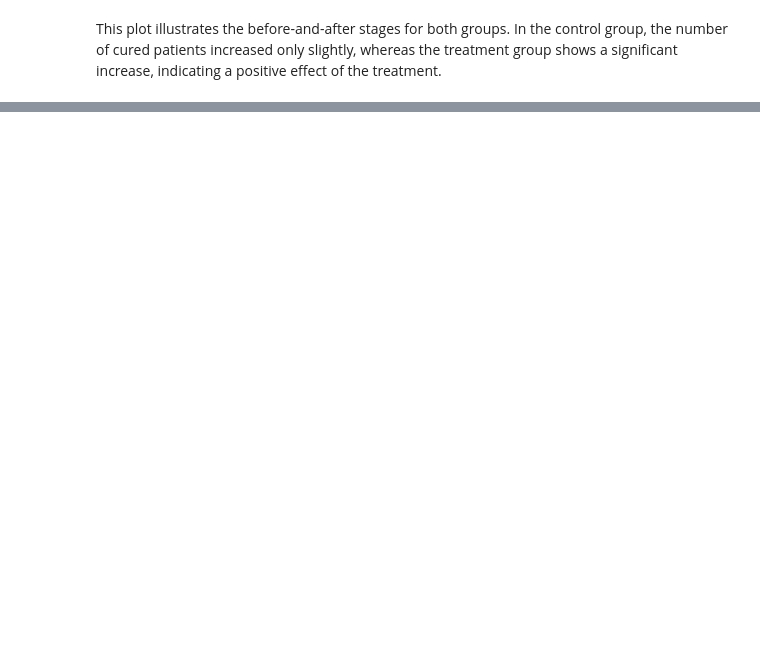
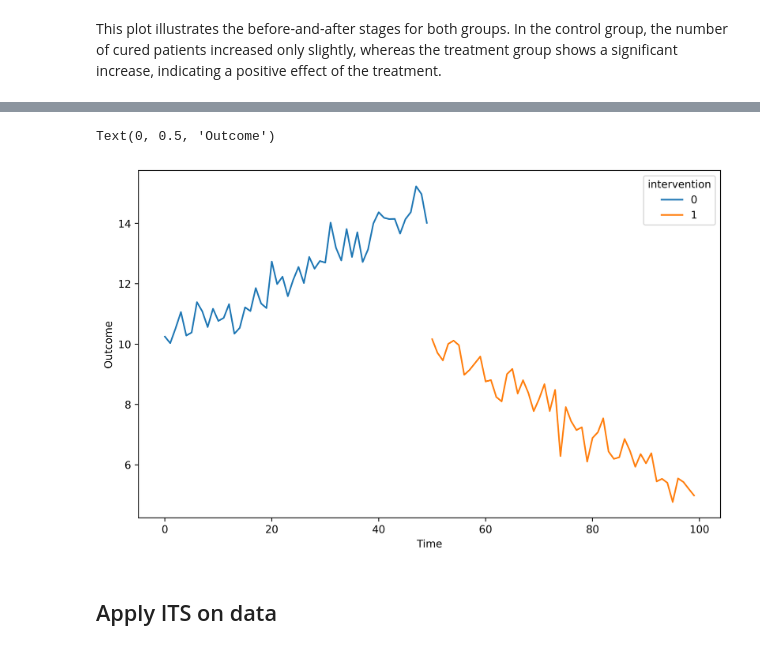
Before and after one commit to simahashemi/Quasi_Experimental_methods, a Jupyter notebook: Quasi_Experimental_methods.ipynb, the cells around one changed output, grey strips where cells are left out. Cells and saved outputs as stored; diff of their text form; code cells hidden in the pictures; blank space fills up the shorter version.

```diff
--- a/Quasi_Experimental_methods.ipynb
+++ b/Quasi_Experimental_methods.ipynb
@@ -99,0 +228,27 @@ This plot illustrates the before-and-after stages for both groups. In the contro
+# %%
+np.random.seed(42)
+
+# n days
+n = 100
+
+time = np.arange(n)
+
+# intervention on day 51
+intervention = np.where(time >= 50, 1, 0)
+
+time_after = np.where(time >= 50, time - 50, 0)
+
+baseline_trend = 0.1 * time
+
+level_change = -5 * intervention
+
+trend_change = -0.2 * time_after
+
+noise = np.random.normal(0, 0.5, n)
+
+outcome = 10 + baseline_trend + level_change + trend_change + noise
+
+df = pd.DataFrame({'time': time, 'intervention': intervention, 'time_after': time_after, 'outcome': outcome})
+
+
+df
@@ -99,0 +269,11 @@ This plot illustrates the before-and-after stages for both groups. In the contro
+# %%
+plt.figure(figsize=(10,6),dpi=512)
+sns.lineplot(x='time', y='outcome', hue='intervention', data=df)
+
+plt.xlabel('Time')
+plt.ylabel('Outcome')
+# %% [output]
+Text(0, 0.5, 'Outcome')
+[figure, added]
+# %% [markdown]
+## Apply ITS on data
```
Also changed, not shown: parts of 38 cells of this notebook.
